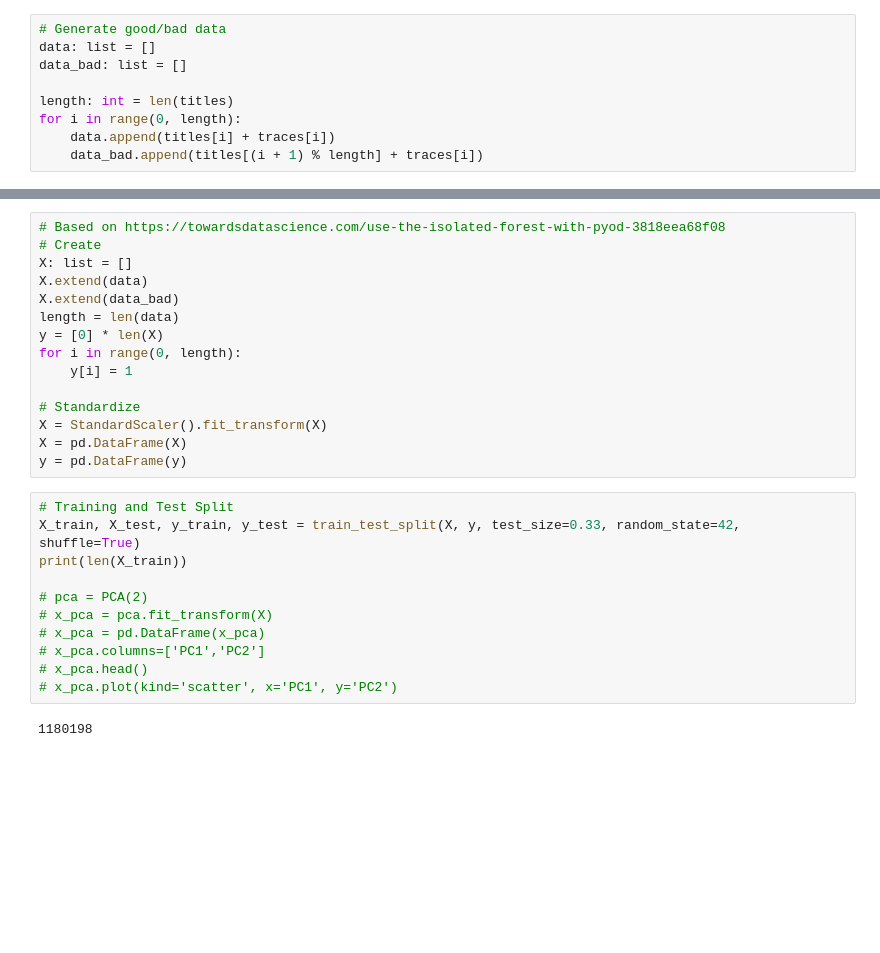
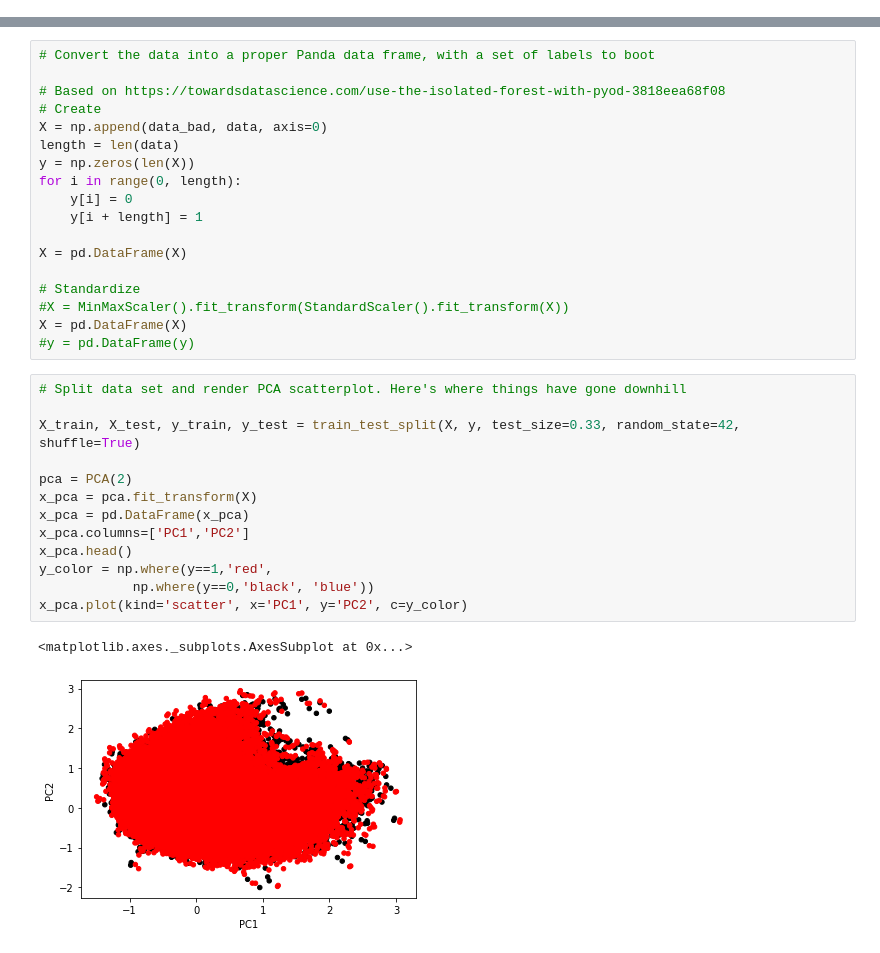
Before and after one commit to cloudhubs/log-errors, a Jupyter notebook: machine_learning/LogErrorMatcher tests.ipynb, the cells around one changed output, grey strips where cells are left out. Drawn from its saved outputs; the diff is of its cells as text; blank space fills up the shorter version.

```diff
--- a/machine_learning/LogErrorMatcher tests.ipynb
+++ b/machine_learning/LogErrorMatcher tests.ipynb
@@ -39,9 +30,0 @@ Done
-# %%
-# Generate good/bad data
-data: list = []
-data_bad: list = []
-
-length: int = len(titles)
-for i in range(0, length):
-    data.append(titles[i] + traces[i])
-    data_bad.append(titles[(i + 1) % length] + traces[i])
@@ -48,29 +74,35 @@ for i in range(0, length):
 # %%
+# Convert the data into a proper Panda data frame, with a set of labels to boot
+
 # Based on https://towardsdatascience.com/use-the-isolated-forest-with-pyod-3818eea68f08
 # Create
-X: list = []
-X.extend(data)
-X.extend(data_bad)
+X = np.append(data_bad, data, axis=0)
 length = len(data)
-y = [0] * len(X)
+y = np.zeros(len(X))
 for i in range(0, length):
-    y[i] = 1
+    y[i] = 0
+    y[i + length] = 1
+
+X = pd.DataFrame(X)
 
 # Standardize
-X = StandardScaler().fit_transform(X)
+#X = MinMaxScaler().fit_transform(StandardScaler().fit_transform(X))
 X = pd.DataFrame(X)
-y = pd.DataFrame(y)
+#y = pd.DataFrame(y)
 # %%
-# Training and Test Split
+# Split data set and render PCA scatterplot. Here's where things have gone downhill
+
 X_train, X_test, y_train, y_test = train_test_split(X, y, test_size=0.33, random_state=42, shuffle=True)
-print(len(X_train))
 
-# pca = PCA(2)
-# x_pca = pca.fit_transform(X)
-# x_pca = pd.DataFrame(x_pca)
-# x_pca.columns=['PC1','PC2']
-# x_pca.head()
-# x_pca.plot(kind='scatter', x='PC1', y='PC2')
+pca = PCA(2)
+x_pca = pca.fit_transform(X)
+x_pca = pd.DataFrame(x_pca)
+x_pca.columns=['PC1','PC2']
+x_pca.head()
+y_color = np.where(y==1,'red',
+            np.where(y==0,'black', 'blue'))
+x_pca.plot(kind='scatter', x='PC1', y='PC2', c=y_color)
 # %% [output]
-1180198
+<matplotlib.axes._subplots.AxesSubplot at 0x...>
+[figure, added]
 # %%
```
Also changed, not shown: parts of 18 cells of this notebook.
